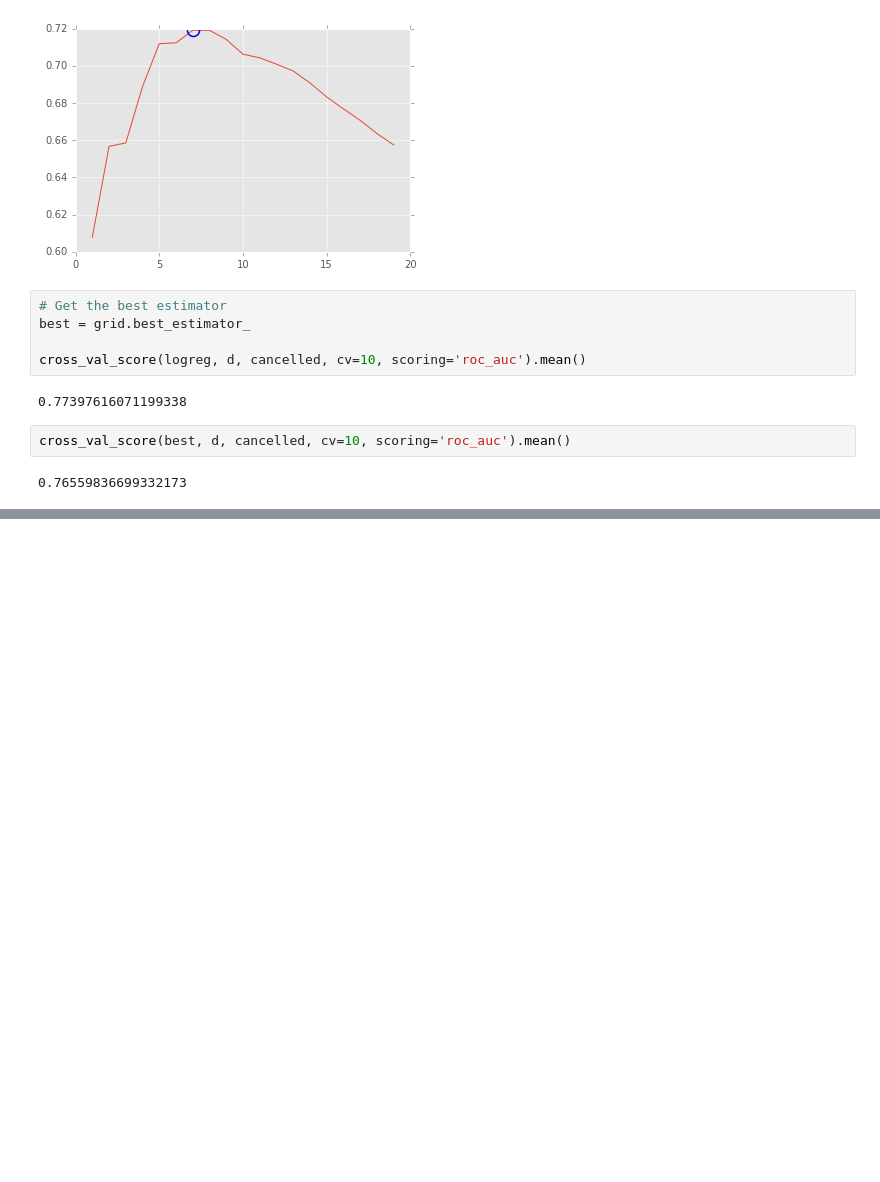
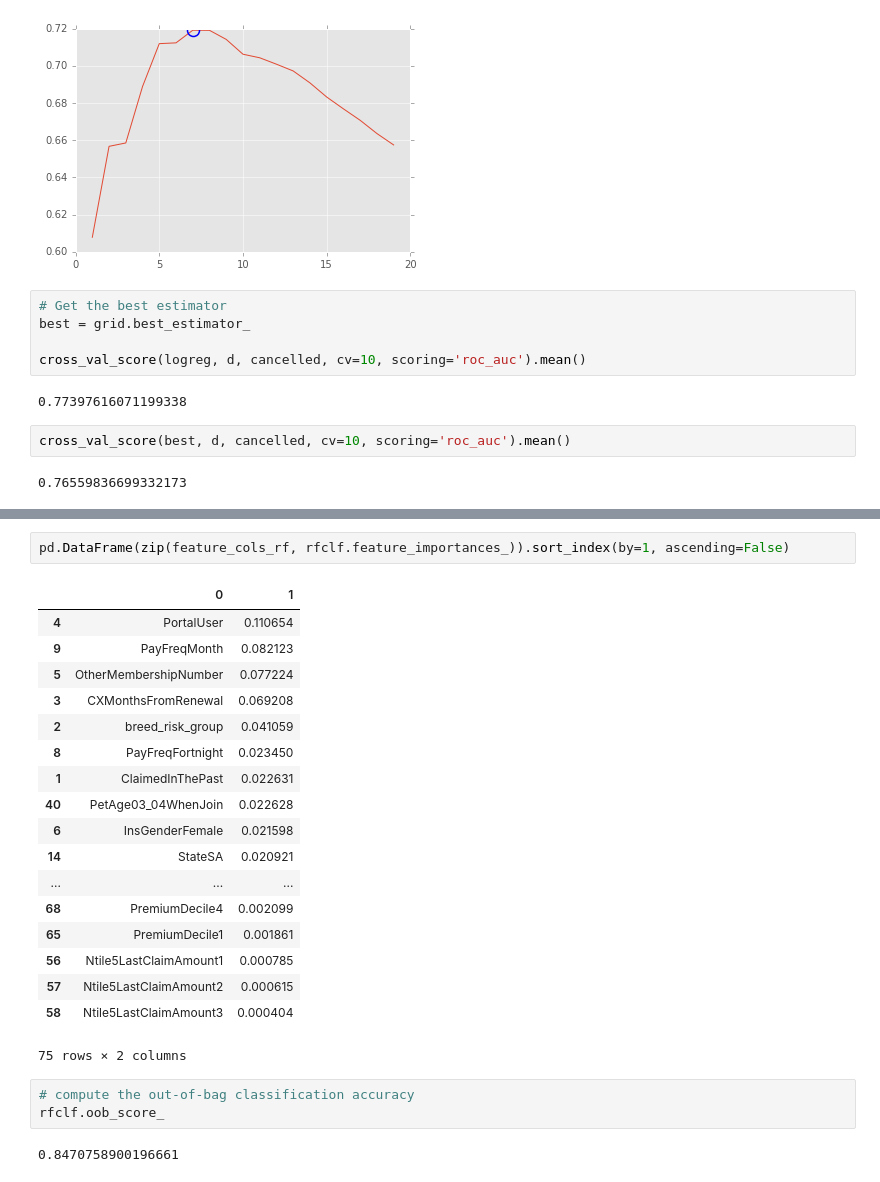
Before and after one commit to flarossler/SYDDAT4_Project-Pet-Insurance-Churn, a Jupyter notebook: Project Flavia v2.ipynb, the cells around one changed output, grey strips where cells are left out. Saved outputs shown, nothing was run; the diff lists cells and outputs as text; blank space fills up the shorter version.

```diff
--- a/Project Flavia v2.ipynb
+++ b/Project Flavia v2.ipynb
@@ -1315,0 +1441,26 @@ cross_val_score(best, d, cancelled, cv=10, scoring='roc_auc').mean()
+# %%
+pd.DataFrame(zip(feature_cols_rf, rfclf.feature_importances_)).sort_index(by=1, ascending=False)
+# %% [output]
+|  | 0 | 1 |
+| 4 | PortalUser | 0.110654 |
+| 9 | PayFreqMonth | 0.082123 |
+| 5 | OtherMembershipNumber | 0.077224 |
+| 3 | CXMonthsFromRenewal | 0.069208 |
+| 2 | breed_risk_group | 0.041059 |
+| 8 | PayFreqFortnight | 0.023450 |
+| 1 | ClaimedInThePast | 0.022631 |
+| 40 | PetAge03_04WhenJoin | 0.022628 |
+| 6 | InsGenderFemale | 0.021598 |
+| 14 | StateSA | 0.020921 |
+| ... | ... | ... |
+| 68 | PremiumDecile4 | 0.002099 |
+| 65 | PremiumDecile1 | 0.001861 |
+| 56 | Ntile5LastClaimAmount1 | 0.000785 |
+| 57 | Ntile5LastClaimAmount2 | 0.000615 |
+| 58 | Ntile5LastClaimAmount3 | 0.000404 |
+75 rows × 2 columns
+# %%
+# compute the out-of-bag classification accuracy
+rfclf.oob_score_
+# %% [output]
+0.8470758900196661
```
Also changed, not shown: parts of 7 cells of this notebook, 1 other file.
